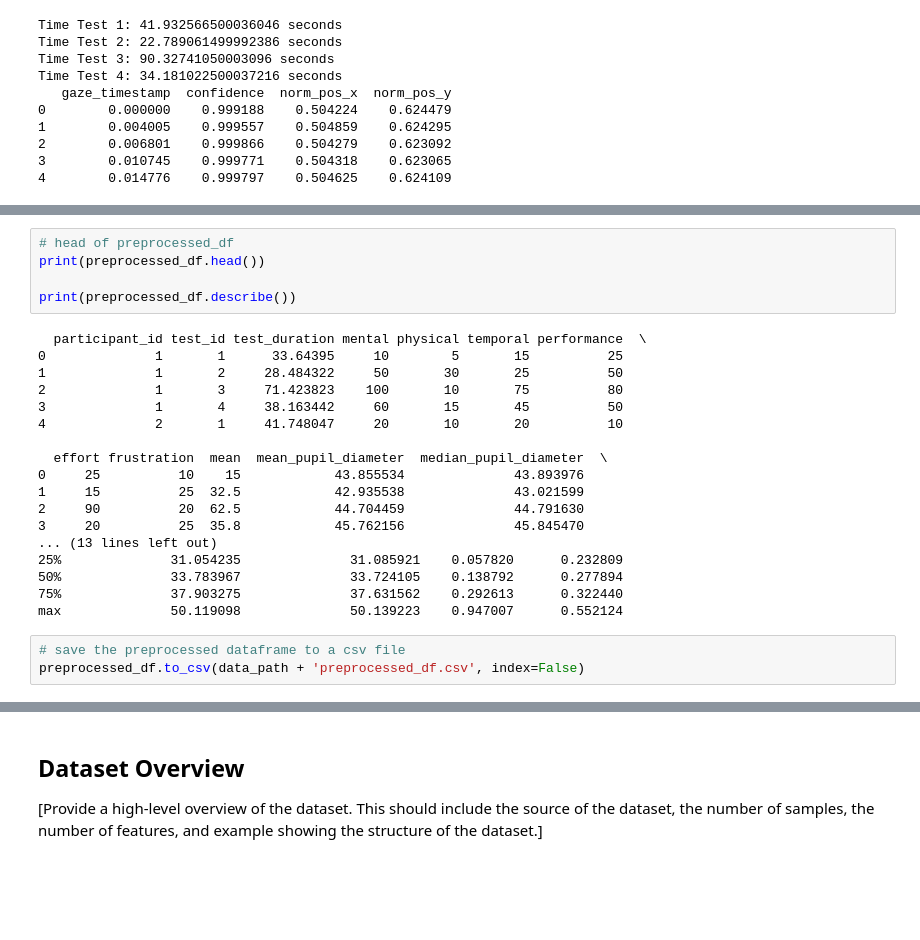
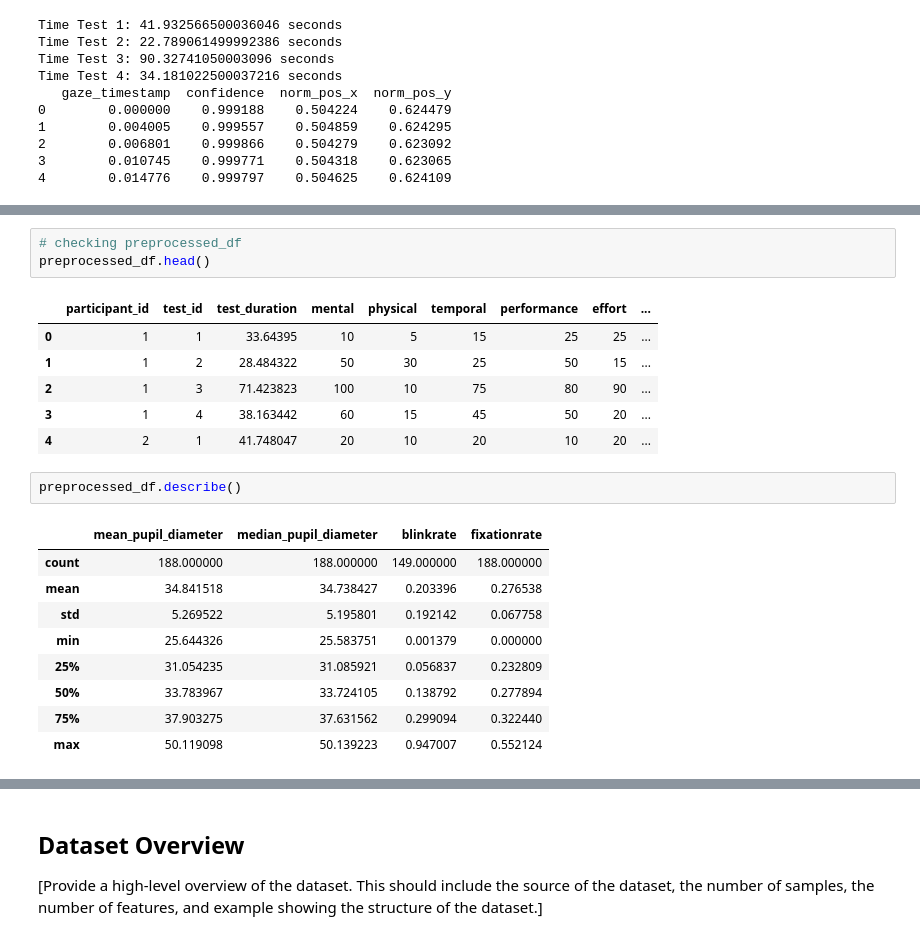
Before and after one commit to HBendig-HSFL/unlocking-minds, a Jupyter notebook: 1_DatasetCharacteristics/exploratory_data_analysis.ipynb, the cells around one changed output, grey strips where cells are left out. Cells and saved outputs as stored; diff of their text form; blank space fills up the shorter version.

```diff
--- a/1_DatasetCharacteristics/exploratory_data_analysis.ipynb
+++ b/1_DatasetCharacteristics/exploratory_data_analysis.ipynb
@@ -632,27 +674,23 @@ Fixation_ID [X_coord, Y_coord, Duration, Start_time, End_time, No_gaze_points]
 Fixation Rate Test 4: 0.3218160018468735 fixations/s
 # %%
-# head of preprocessed_df
-print(preprocessed_df.head())
-
-print(preprocessed_df.describe())
+# checking preprocessed_df
+preprocessed_df.head()
 # %% [output]
-  participant_id test_id test_duration mental physical temporal performance  \
-0              1       1      33.64395     10        5       15          25
-1              1       2     28.484322     50       30       25          50
-2              1       3     71.423823    100       10       75          80
-3              1       4     38.163442     60       15       45          50
-4              2       1     41.748047     20       10       20          10
-
-  effort frustration  mean  mean_pupil_diameter  median_pupil_diameter  \
-0     25          10    15            43.855534              43.893976
-1     15          25  32.5            42.935538              43.021599
-2     90          20  62.5            44.704459              44.791630
-3     20          25  35.8            45.762156              45.845470
-... (13 lines left out)
-25%              31.054235              31.085921    0.057820      0.232809
-50%              33.783967              33.724105    0.138792      0.277894
-75%              37.903275              37.631562    0.292613      0.322440
-max              50.119098              50.139223    0.947007      0.552124
+|  | participant_id | test_id | test_duration | mental | physical | temporal | performance | effort | ... |
+| 0 | 1 | 1 | 33.64395 | 10 | 5 | 15 | 25 | 25 | ... |
+| 1 | 1 | 2 | 28.484322 | 50 | 30 | 25 | 50 | 15 | ... |
+| 2 | 1 | 3 | 71.423823 | 100 | 10 | 75 | 80 | 90 | ... |
+| 3 | 1 | 4 | 38.163442 | 60 | 15 | 45 | 50 | 20 | ... |
+| 4 | 2 | 1 | 41.748047 | 20 | 10 | 20 | 10 | 20 | ... |
-# %%
-# save the preprocessed dataframe to a csv file
-preprocessed_df.to_csv(data_path + 'preprocessed_df.csv', index=False)
+# %%
+preprocessed_df.describe()
+# %% [output]
+|  | mean_pupil_diameter | median_pupil_diameter | blinkrate | fixationrate |
+| count | 188.000000 | 188.000000 | 149.000000 | 188.000000 |
+| mean | 34.841518 | 34.738427 | 0.203396 | 0.276538 |
+| std | 5.269522 | 5.195801 | 0.192142 | 0.067758 |
+| min | 25.644326 | 25.583751 | 0.001379 | 0.000000 |
+| 25% | 31.054235 | 31.085921 | 0.056837 | 0.232809 |
+| 50% | 33.783967 | 33.724105 | 0.138792 | 0.277894 |
+| 75% | 37.903275 | 37.631562 | 0.299094 | 0.322440 |
+| max | 50.119098 | 50.139223 | 0.947007 | 0.552124 |
```
Also changed, not shown: parts of 24 cells of this notebook, 3 other files.
